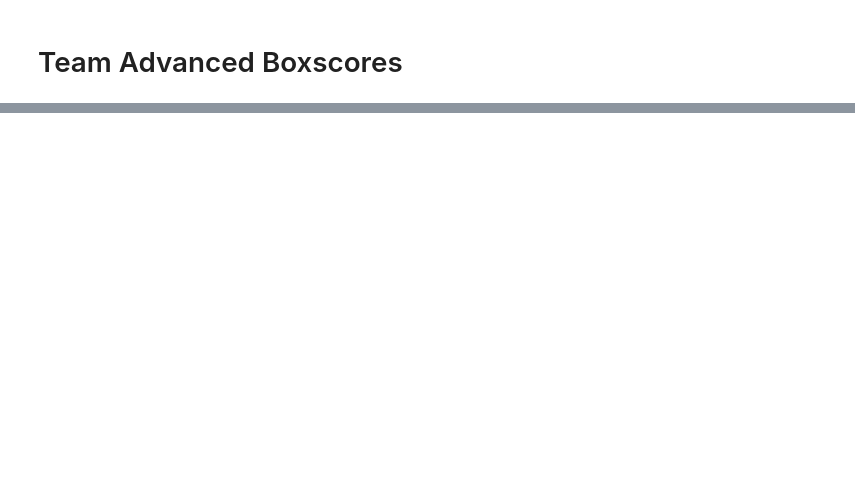
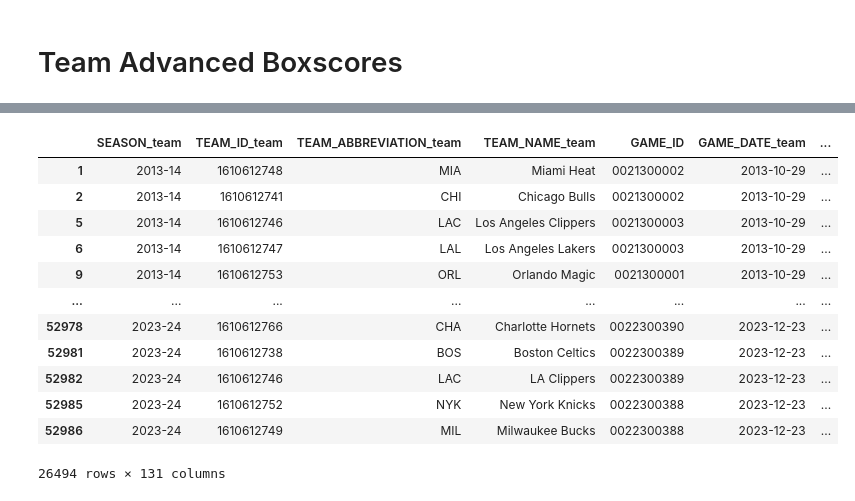
Before and after one commit to apensotti/NBA_Models, a Jupyter notebook: src/notebooks/data_collection.ipynb, the cells around one changed output, grey strips where cells are left out. Drawn from its saved outputs; the diff is of its cells as text; code cells hidden in the pictures; blank space fills up the shorter version.

Commit message:
transform changes

```diff
--- a/src/notebooks/data_collection.ipynb
+++ b/src/notebooks/data_collection.ipynb
@@ -91,0 +129,22 @@ display(advanced_boxscores_db.loc[:26463])
+# %%
+import transform_db
+from transform_db import transform
+
+obj = transform(conn=conn,start_season=2013,end_season=2023)
+df = obj.load_team_data()
+df2 = obj.create_matchups(df)
+display(df2)
+# %% [output]
+|  | SEASON_team | TEAM_ID_team | TEAM_ABBREVIATION_team | TEAM_NAME_team | GAME_ID | GAME_DATE_team | ... |
+| 1 | 2013-14 | 1610612748 | MIA | Miami Heat | 0021300002 | 2013-10-29 | ... |
+| 2 | 2013-14 | 1610612741 | CHI | Chicago Bulls | 0021300002 | 2013-10-29 | ... |
+| 5 | 2013-14 | 1610612746 | LAC | Los Angeles Clippers | 0021300003 | 2013-10-29 | ... |
+| 6 | 2013-14 | 1610612747 | LAL | Los Angeles Lakers | 0021300003 | 2013-10-29 | ... |
+| 9 | 2013-14 | 1610612753 | ORL | Orlando Magic | 0021300001 | 2013-10-29 | ... |
+| ... | ... | ... | ... | ... | ... | ... | ... |
+| 52978 | 2023-24 | 1610612766 | CHA | Charlotte Hornets | 0022300390 | 2023-12-23 | ... |
+| 52981 | 2023-24 | 1610612738 | BOS | Boston Celtics | 0022300389 | 2023-12-23 | ... |
+| 52982 | 2023-24 | 1610612746 | LAC | LA Clippers | 0022300389 | 2023-12-23 | ... |
+| 52985 | 2023-24 | 1610612752 | NYK | New York Knicks | 0022300388 | 2023-12-23 | ... |
+| 52986 | 2023-24 | 1610612749 | MIL | Milwaukee Bucks | 0022300388 | 2023-12-23 | ... |
+26494 rows × 131 columns
```
Also changed, not shown: parts of 5 cells of this notebook, 3 other files.
